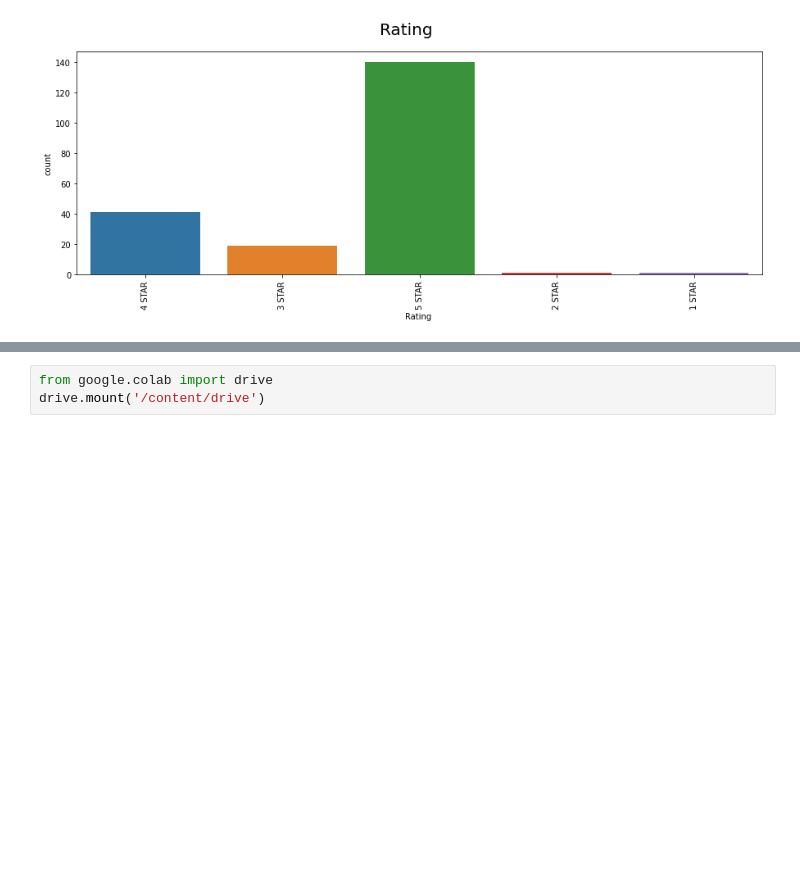
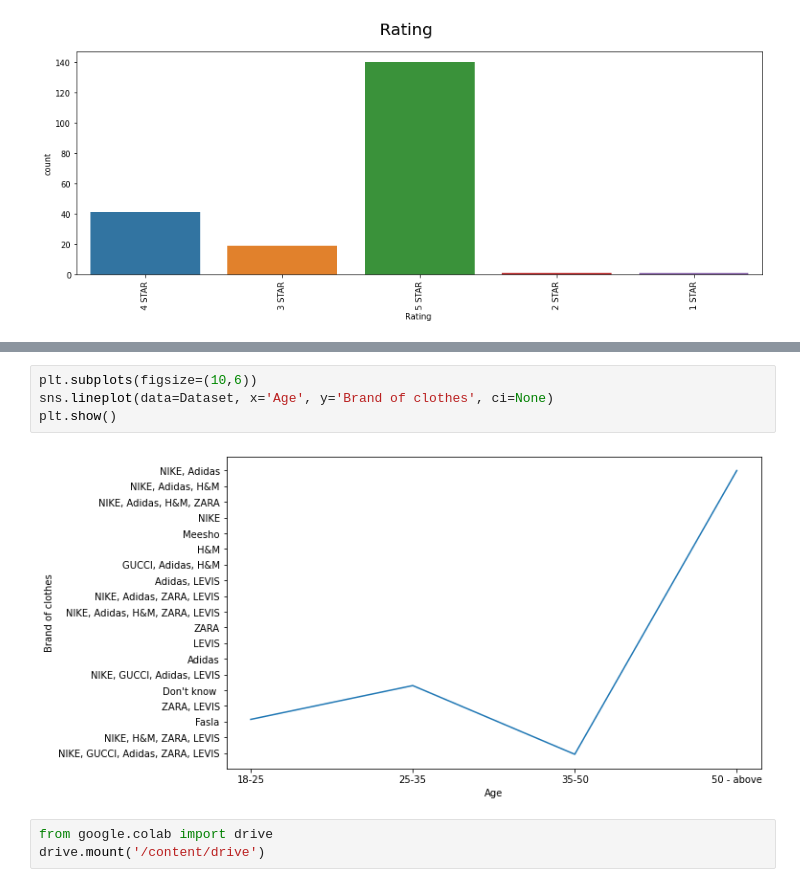
Before and after one commit to pranali-kirolkar-zz/MSCPROJECT, a Jupyter notebook: demo.ipynb, the cells around one changed output, grey strips where cells are left out. Drawn from its saved outputs; the diff is of its cells as text; blank space fills up the shorter version.

```diff
--- a/demo.ipynb
+++ b/demo.ipynb
@@ -151,3 +166,9 @@ for column in Dataset.columns:
+# %%
+plt.subplots(figsize=(10,6))
+sns.lineplot(data=Dataset, x='Age', y='Brand of clothes', ci=None)
+plt.show()
+# %% [output]
+[figure, added]
 # %%
 from google.colab import drive
 drive.mount('/content/drive')
```
Also changed, not shown: parts of 2 cells of this notebook.
